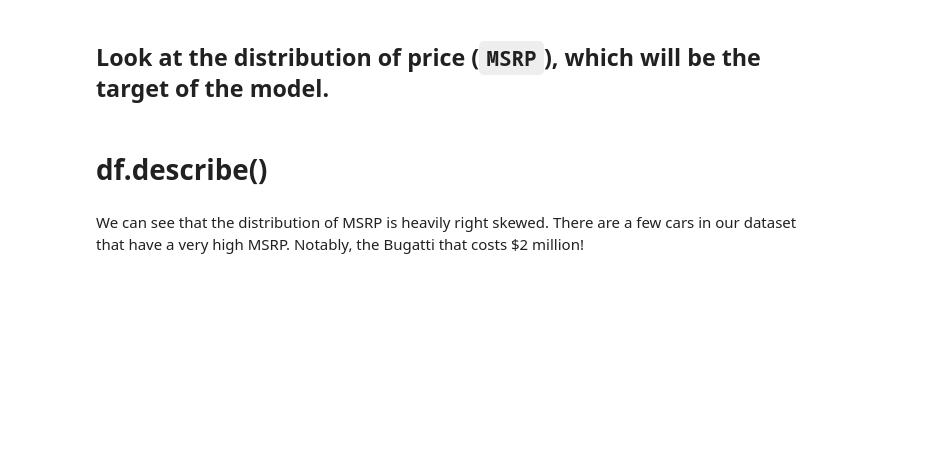
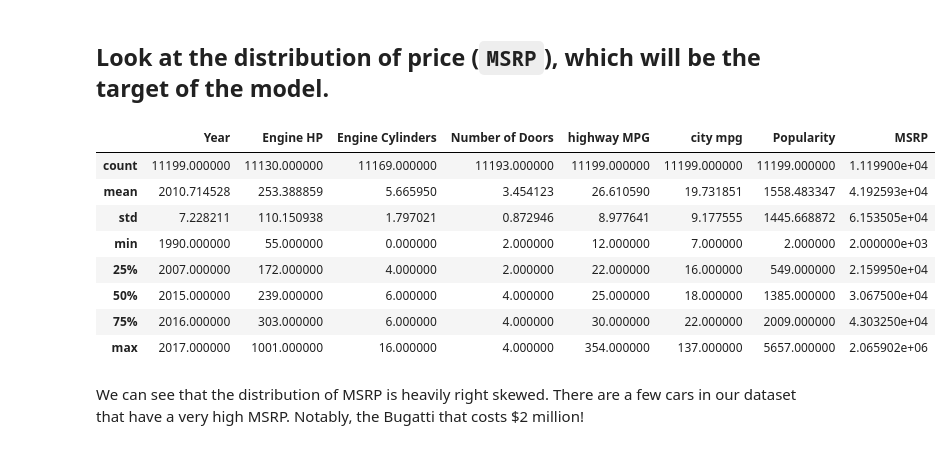
Before and after one commit to sirajali/car-price-predictor, a Jupyter notebook: notebooks/EDA.ipynb, the cells around one changed output. Saved outputs shown, nothing was run; the diff lists cells and outputs as text; code cells hidden in the pictures; blank space fills up the shorter version.

```diff
--- a/notebooks/EDA.ipynb
+++ b/notebooks/EDA.ipynb
@@ -78,8 +80,18 @@ MSRP                    0
 dtype: int64
 # %% [markdown]
 ## Look at the distribution of price (`MSRP`), which will be the target of the model.
-# %% [markdown]
-# df.describe()
+# %%
+df.describe()
+# %% [output]
+|  | Year | Engine HP | Engine Cylinders | Number of Doors | highway MPG | city mpg | Popularity | MSRP |
+| count | 11199.000000 | 11130.000000 | 11169.000000 | 11193.000000 | 11199.000000 | 11199.000000 | 11199.000000 | 1.119900e+04 |
+| mean | 2010.714528 | 253.388859 | 5.665950 | 3.454123 | 26.610590 | 19.731851 | 1558.483347 | 4.192593e+04 |
+| std | 7.228211 | 110.150938 | 1.797021 | 0.872946 | 8.977641 | 9.177555 | 1445.668872 | 6.153505e+04 |
+| min | 1990.000000 | 55.000000 | 0.000000 | 2.000000 | 12.000000 | 7.000000 | 2.000000 | 2.000000e+03 |
+| 25% | 2007.000000 | 172.000000 | 4.000000 | 2.000000 | 22.000000 | 16.000000 | 549.000000 | 2.159950e+04 |
+| 50% | 2015.000000 | 239.000000 | 6.000000 | 4.000000 | 25.000000 | 18.000000 | 1385.000000 | 3.067500e+04 |
+| 75% | 2016.000000 | 303.000000 | 6.000000 | 4.000000 | 30.000000 | 22.000000 | 2009.000000 | 4.303250e+04 |
+| max | 2017.000000 | 1001.000000 | 16.000000 | 4.000000 | 354.000000 | 137.000000 | 5657.000000 | 2.065902e+06 |
 # %% [markdown]
 We can see that the distribution of MSRP is heavily right skewed. There are a few cars in our dataset that have a very high MSRP. Notably, the Bugatti that costs $2 million!
 # %%
```
Also changed, not shown: parts of 5 cells of this notebook, 3 other files.
